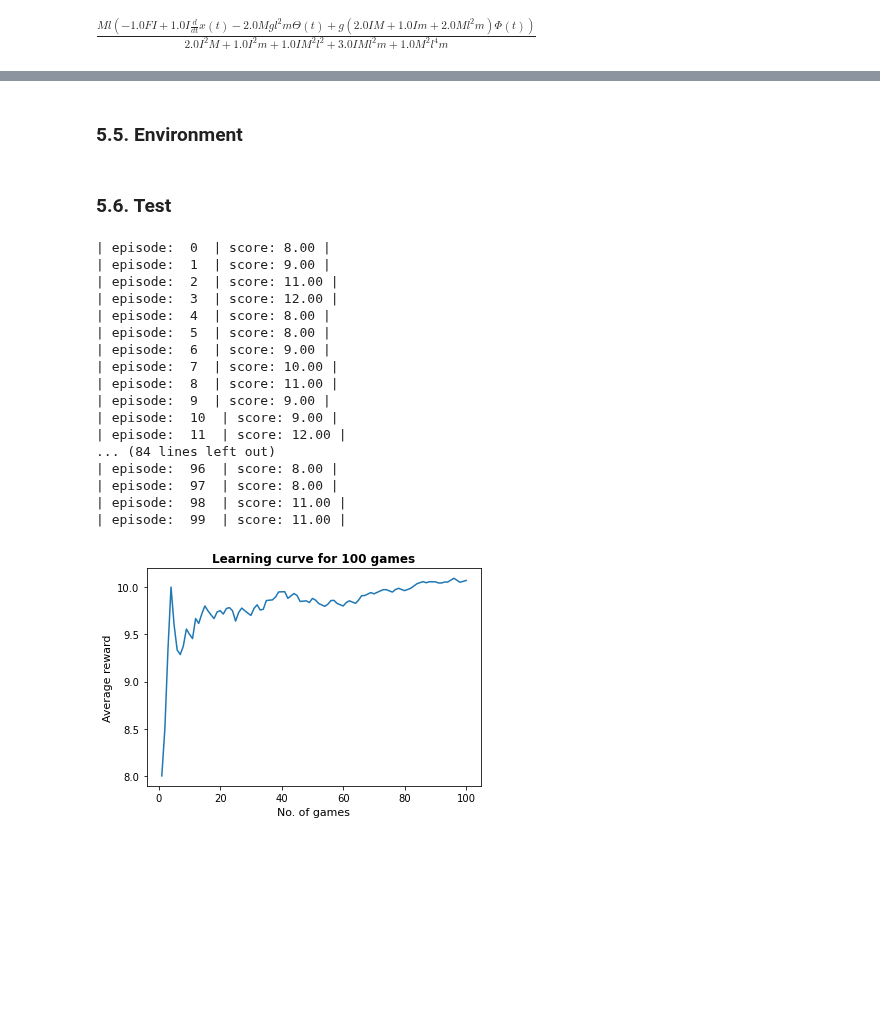
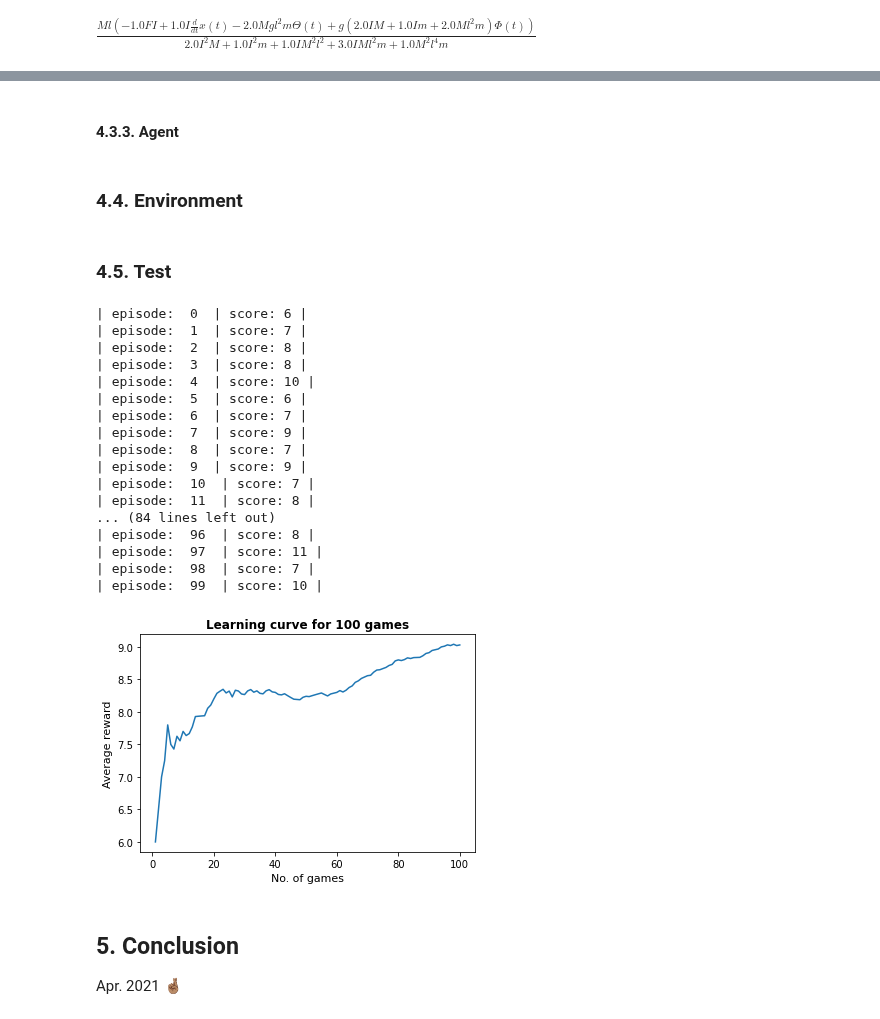
Before and after one commit to mughees-asif/dip, a Jupyter notebook: deep-learning-dip.ipynb, the cells around one changed output, grey strips where cells are left out. Drawn from its saved outputs; the diff is of its cells as text; code cells hidden in the pictures; blank space fills up the shorter version.

```diff
--- a/deep-learning-dip.ipynb
+++ b/deep-learning-dip.ipynb
@@ -273 +369,3 @@ $$ \begin{equation}\mathbf{
+# %% [markdown]
+#### 4.3.3. Agent <a class="anchor" id="ppo-nn-agent"></a>
 # %%
@@ -495,7 +526,7 @@ class Agent:
         # at end of epochs clear memory
         self.memory.memory_clear()
 # %% [markdown]
-### 5.5. Environment
+### 4.4. Environment <a class="anchor" id="ppo-env"></a>
 # %%
 """
 Adapted from the classic cart-pole system implemented by Rich Sutton et al.
@@ -620,14 +651,14 @@ class DoubleInvertedPendulumMA(gym.Env):
         self.steps_beyond_done = None
         return np.array(self.state)
 # %% [markdown]
-### 5.6. Test
+### 4.5. Test <a class="anchor" id="ppo-test"></a>
 # %%
 # create environment
 env = DoubleInvertedPendulumMA()
 N = 20
 batch_size = 5
 num_epochs = 4
-learning_rate_alpha = 0.0003
+learning_rate_alpha = 3e-4
 agent = Agent(num_actions=env.action_space.n, batch_size=batch_size,
                 learning_rate_alpha=learning_rate_alpha, num_epochs=num_epochs,
                 input_dimensions=env.observation_space.shape)
@@ -649,53 +680,57 @@ for i in range(num_games):
     score = 0
     while not terminal_flag:
         # choose action based on the current state of the environment
         action, probability, value = agent.action_choice(observation)
         observation_, reward, terminal_flag, info = env.step(action)
         num_steps += 1
         score += reward
 
         # store transition in the agent memory
         agent.interface_agent_memory(observation, action, probability, value, reward, terminal_flag)
         if num_steps % N == 0:
             agent.learn()
             learn_iters += 1
         observation = observation_
     score_history.append(score)
     average_score = np.mean(score_history[-100:])
 
     if average_score > best_score:
         best_score = average_score
 
-    print('| episode: ', i, ' | score: %.2f |' % score)
+    print('| episode: ', i, ' | score: %.0f |' % score)
 
-x = [i+1 for i in range(len(score_history))]
+episodes = [i+1 for i in range(len(score_history))]
 
-def plot_learning_curve(x, scores):
+def plot_learning_curve(episode, scores):
     running_avg = np.zeros(len(scores))
     for i in range(len(running_avg)):
         running_avg[i] = np.mean(scores[max(0, i-100):(i+1)])
-    plt.plot(x, running_avg)
-    plt.title('Learning curve for %s games' % (x[-1]), fontweight='bold')
+    plt.plot(episode, running_avg)
+    plt.title(f"Learning curve for {num_games} games", fontweight='bold')
     plt.xlabel('No. of games', fontsize=11)
     plt.ylabel('Average reward', fontsize=11)
 
-plot_learning_curve(x, score_history)
+plot_learning_curve(episodes, score_history)
 # %% [output]
-| episode:  0  | score: 8.00 |
-| episode:  1  | score: 9.00 |
-| episode:  2  | score: 11.00 |
-| episode:  3  | score: 12.00 |
-| episode:  4  | score: 8.00 |
-| episode:  5  | score: 8.00 |
-| episode:  6  | score: 9.00 |
-| episode:  7  | score: 10.00 |
-| episode:  8  | score: 11.00 |
-| episode:  9  | score: 9.00 |
-| episode:  10  | score: 9.00 |
-| episode:  11  | score: 12.00 |
+| episode:  0  | score: 6 |
+| episode:  1  | score: 7 |
+| episode:  2  | score: 8 |
+| episode:  3  | score: 8 |
+| episode:  4  | score: 10 |
+| episode:  5  | score: 6 |
+| episode:  6  | score: 7 |
+| episode:  7  | score: 9 |
+| episode:  8  | score: 7 |
+| episode:  9  | score: 9 |
+| episode:  10  | score: 7 |
+| episode:  11  | score: 8 |
 ... (84 lines left out)
-| episode:  96  | score: 8.00 |
-| episode:  97  | score: 8.00 |
-| episode:  98  | score: 11.00 |
-| episode:  99  | score: 11.00 |
+| episode:  96  | score: 8 |
+| episode:  97  | score: 11 |
+| episode:  98  | score: 7 |
+| episode:  99  | score: 10 |
-[figure, old version]
+[figure, new version]
+# %% [markdown]
+## 5. Conclusion <a class="anchor" id="conclusion"></a>
+
+Apr. 2021 🤞🏽
```
Also changed, not shown: parts of 25 cells of this notebook.
